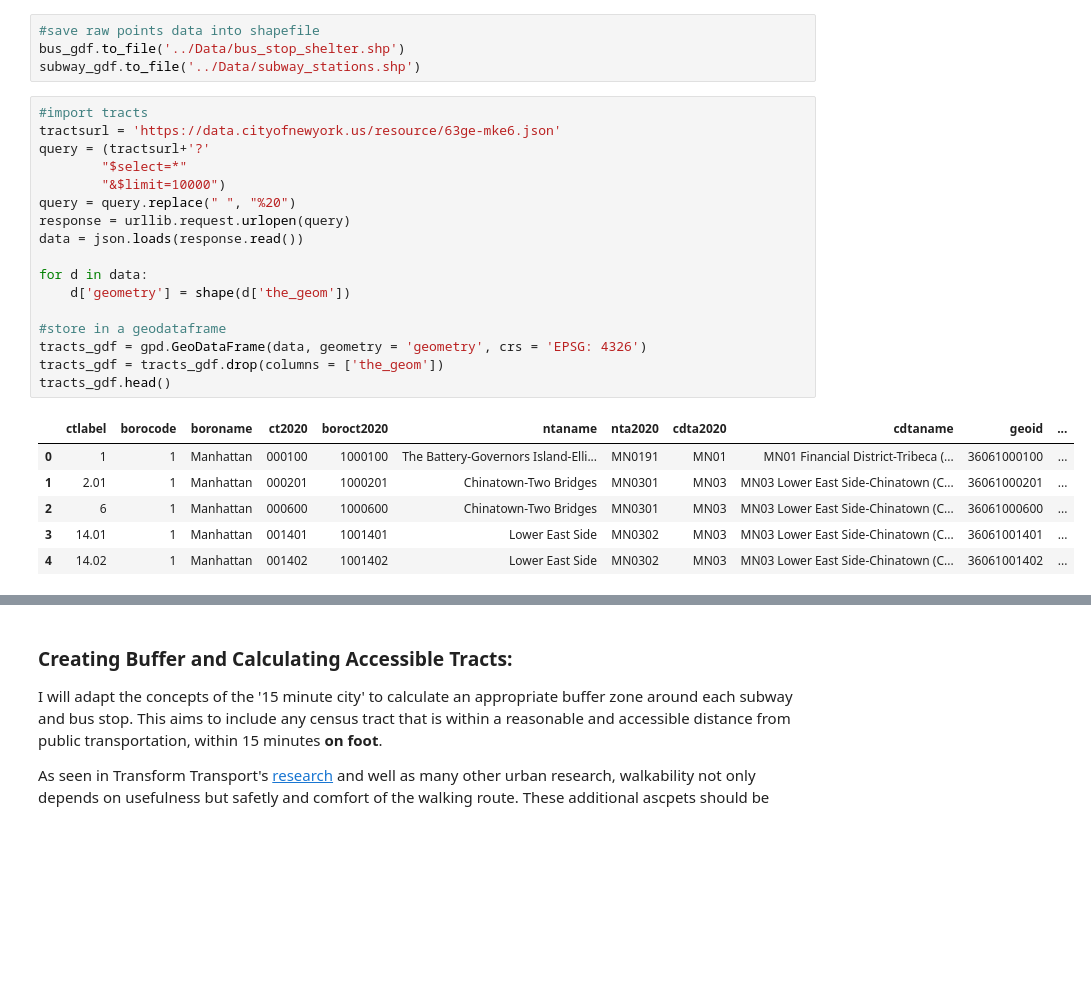
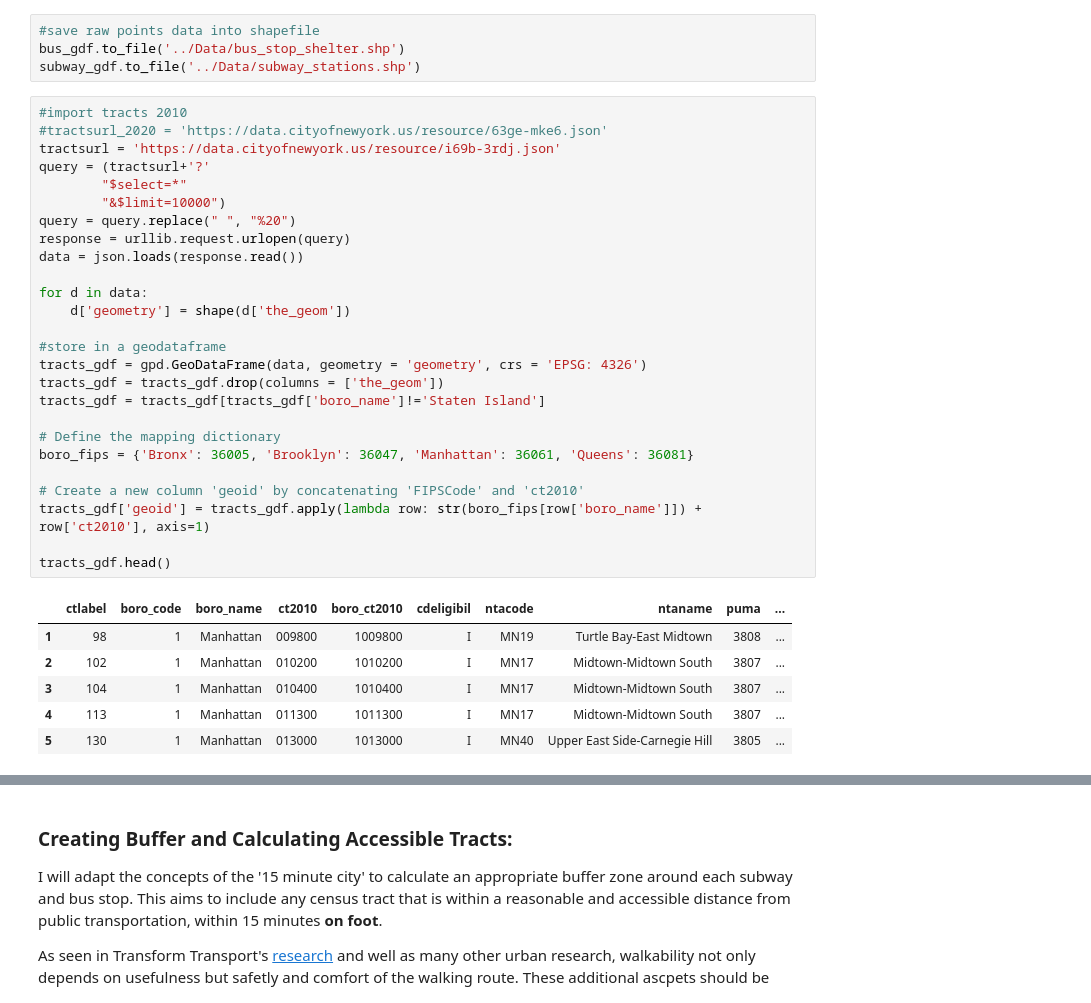
Before and after one commit to emj1020/complex_urban_systems_finalproj, a Jupyter notebook: Scripts/01_Subway_Bus_Shapefiles.ipynb, the cells around one changed output, grey strips where cells are left out. Cells and saved outputs as stored; diff of their text form; blank space fills up the shorter version.

```diff
--- a/Scripts/01_Subway_Bus_Shapefiles.ipynb
+++ b/Scripts/01_Subway_Bus_Shapefiles.ipynb
@@ -85,26 +87,35 @@ len(subway_gdf)
 bus_gdf.to_file('../Data/bus_stop_shelter.shp')
 subway_gdf.to_file('../Data/subway_stations.shp')
 # %%
-#import tracts
-tractsurl = 'https://data.cityofnewyork.us/resource/63ge-mke6.json'
+#import tracts 2010
+#tractsurl_2020 = 'https://data.cityofnewyork.us/resource/63ge-mke6.json'
+tractsurl = 'https://data.cityofnewyork.us/resource/i69b-3rdj.json'
 query = (tractsurl+'?'
         "$select=*"
         "&$limit=10000")
 query = query.replace(" ", "%20")
 response = urllib.request.urlopen(query)
 data = json.loads(response.read())
 
 for d in data:
     d['geometry'] = shape(d['the_geom'])
 
 #store in a geodataframe
 tracts_gdf = gpd.GeoDataFrame(data, geometry = 'geometry', crs = 'EPSG: 4326')
 tracts_gdf = tracts_gdf.drop(columns = ['the_geom'])
+tracts_gdf = tracts_gdf[tracts_gdf['boro_name']!='Staten Island']
+
+# Define the mapping dictionary
+boro_fips = {'Bronx': 36005, 'Brooklyn': 36047, 'Manhattan': 36061, 'Queens': 36081}
+
+# Create a new column 'geoid' by concatenating 'FIPSCode' and 'ct2010'
+tracts_gdf['geoid'] = tracts_gdf.apply(lambda row: str(boro_fips[row['boro_name']]) + row['ct2010'], axis=1)
+
 tracts_gdf.head()
 # %% [output]
-|  | ctlabel | borocode | boroname | ct2020 | boroct2020 | ntaname | nta2020 | cdta2020 | cdtaname | geoid | ... |
-| 0 | 1 | 1 | Manhattan | 000100 | 1000100 | The Battery-Governors Island-Elli... | MN0191 | MN01 | MN01 Financial District-Tribeca (... | 36061000100 | ... |
-| 1 | 2.01 | 1 | Manhattan | 000201 | 1000201 | Chinatown-Two Bridges | MN0301 | MN03 | MN03 Lower East Side-Chinatown (C... | 36061000201 | ... |
-| 2 | 6 | 1 | Manhattan | 000600 | 1000600 | Chinatown-Two Bridges | MN0301 | MN03 | MN03 Lower East Side-Chinatown (C... | 36061000600 | ... |
-| 3 | 14.01 | 1 | Manhattan | 001401 | 1001401 | Lower East Side | MN0302 | MN03 | MN03 Lower East Side-Chinatown (C... | 36061001401 | ... |
-| 4 | 14.02 | 1 | Manhattan | 001402 | 1001402 | Lower East Side | MN0302 | MN03 | MN03 Lower East Side-Chinatown (C... | 36061001402 | ... |
+|  | ctlabel | boro_code | boro_name | ct2010 | boro_ct2010 | cdeligibil | ntacode | ntaname | puma | ... |
+| 1 | 98 | 1 | Manhattan | 009800 | 1009800 | I | MN19 | Turtle Bay-East Midtown | 3808 | ... |
+| 2 | 102 | 1 | Manhattan | 010200 | 1010200 | I | MN17 | Midtown-Midtown South | 3807 | ... |
+| 3 | 104 | 1 | Manhattan | 010400 | 1010400 | I | MN17 | Midtown-Midtown South | 3807 | ... |
+| 4 | 113 | 1 | Manhattan | 011300 | 1011300 | I | MN17 | Midtown-Midtown South | 3807 | ... |
+| 5 | 130 | 1 | Manhattan | 013000 | 1013000 | I | MN40 | Upper East Side-Carnegie Hill | 3805 | ... |
```
Also changed, not shown: parts of 28 cells of this notebook, 21 other files.
